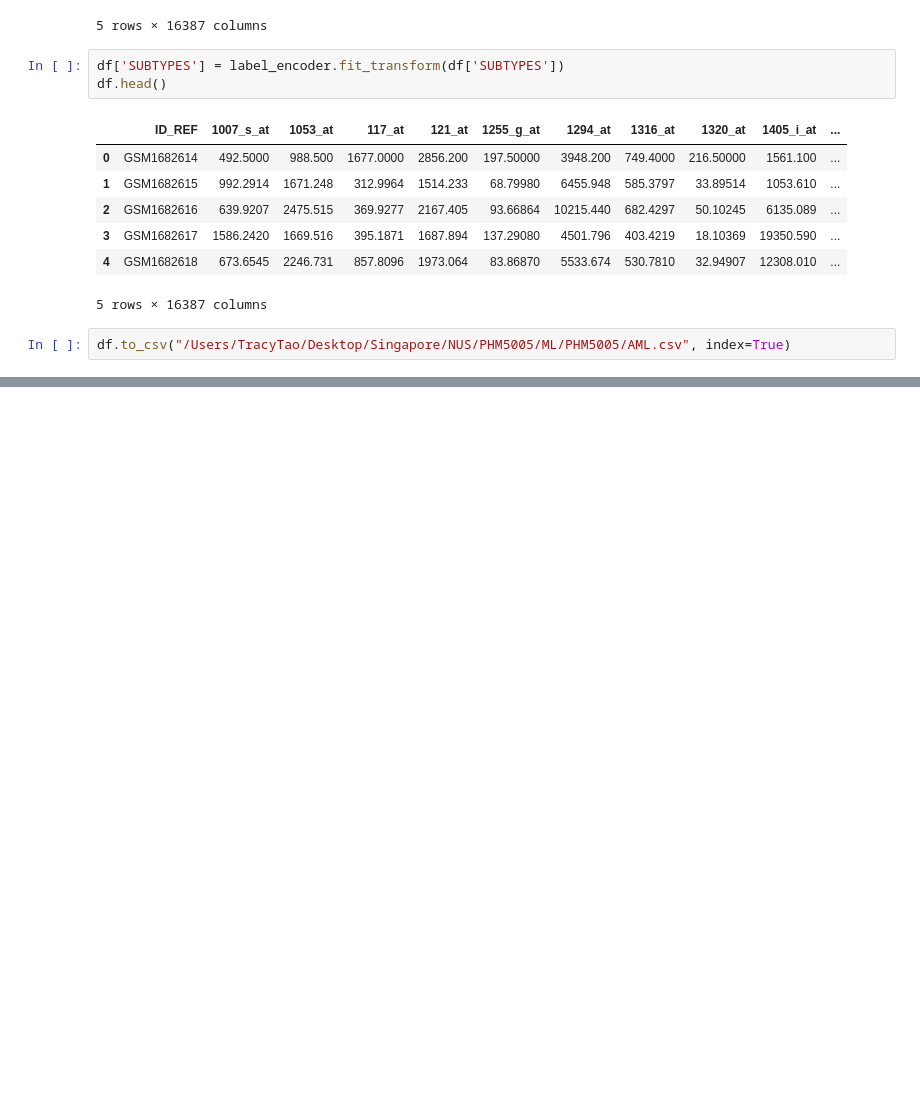
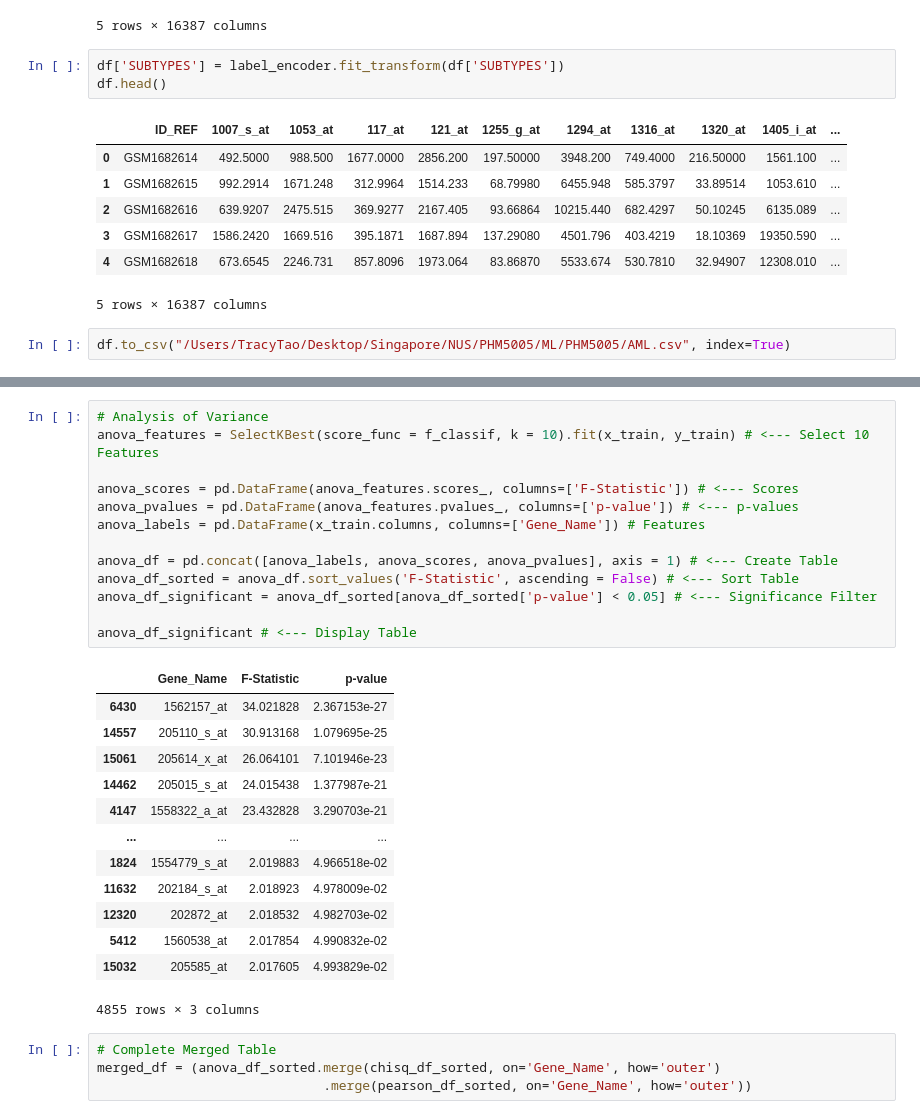
Before and after one commit to MsTao-68/PHM5005, a Jupyter notebook: AML.ipynb, the cells around one changed output, grey strips where cells are left out. Saved outputs shown, nothing was run; the diff lists cells and outputs as text; blank space fills up the shorter version.

```diff
--- a/AML.ipynb
+++ b/AML.ipynb
@@ -58,0 +168,31 @@ df.to_csv("/Users/TracyTao/Desktop/Singapore/NUS/PHM5005/ML/PHM5005/AML.csv", in
+# %%
+# Analysis of Variance
+anova_features = SelectKBest(score_func = f_classif, k = 10).fit(x_train, y_train) # <--- Select 10 Features
+
+anova_scores = pd.DataFrame(anova_features.scores_, columns=['F-Statistic']) # <--- Scores
+anova_pvalues = pd.DataFrame(anova_features.pvalues_, columns=['p-value']) # <--- p-values
+anova_labels = pd.DataFrame(x_train.columns, columns=['Gene_Name']) # Features
+
+anova_df = pd.concat([anova_labels, anova_scores, anova_pvalues], axis = 1) # <--- Create Table
+anova_df_sorted = anova_df.sort_values('F-Statistic', ascending = False) # <--- Sort Table
+anova_df_significant = anova_df_sorted[anova_df_sorted['p-value'] < 0.05] # <--- Significance Filter
+
+anova_df_significant # <--- Display Table
+# %% [output]
+|  | Gene_Name | F-Statistic | p-value |
+| 6430 | 1562157_at | 34.021828 | 2.367153e-27 |
+| 14557 | 205110_s_at | 30.913168 | 1.079695e-25 |
+| 15061 | 205614_x_at | 26.064101 | 7.101946e-23 |
+| 14462 | 205015_s_at | 24.015438 | 1.377987e-21 |
+| 4147 | 1558322_a_at | 23.432828 | 3.290703e-21 |
+| ... | ... | ... | ... |
+| 1824 | 1554779_s_at | 2.019883 | 4.966518e-02 |
+| 11632 | 202184_s_at | 2.018923 | 4.978009e-02 |
+| 12320 | 202872_at | 2.018532 | 4.982703e-02 |
+| 5412 | 1560538_at | 2.017854 | 4.990832e-02 |
+| 15032 | 205585_at | 2.017605 | 4.993829e-02 |
+4855 rows × 3 columns
+# %%
+# Complete Merged Table
+merged_df = (anova_df_sorted.merge(chisq_df_sorted, on='Gene_Name', how='outer')
+                             .merge(pearson_df_sorted, on='Gene_Name', how='outer'))
```
Also changed, not shown: parts of 10 cells of this notebook, 1 other file.
